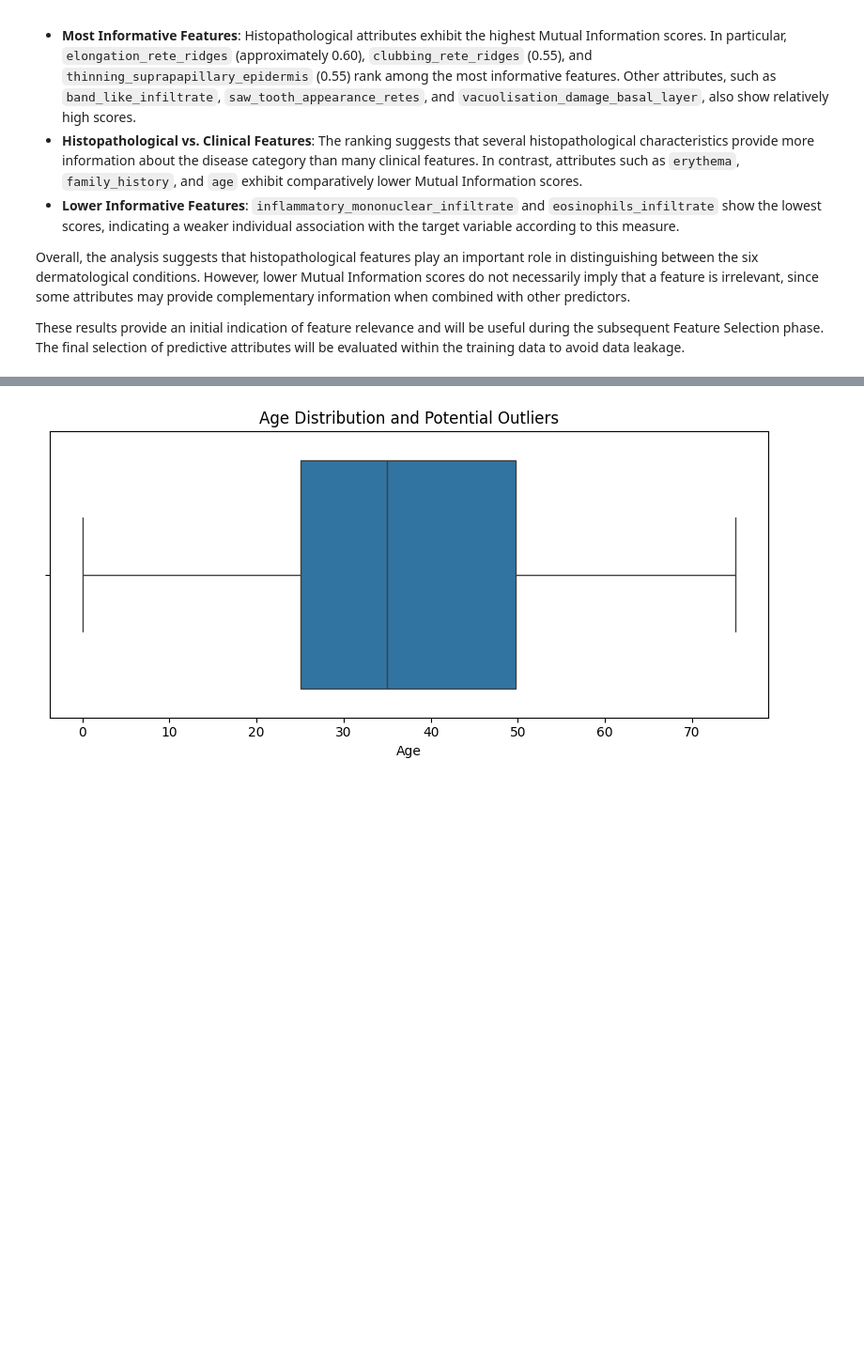
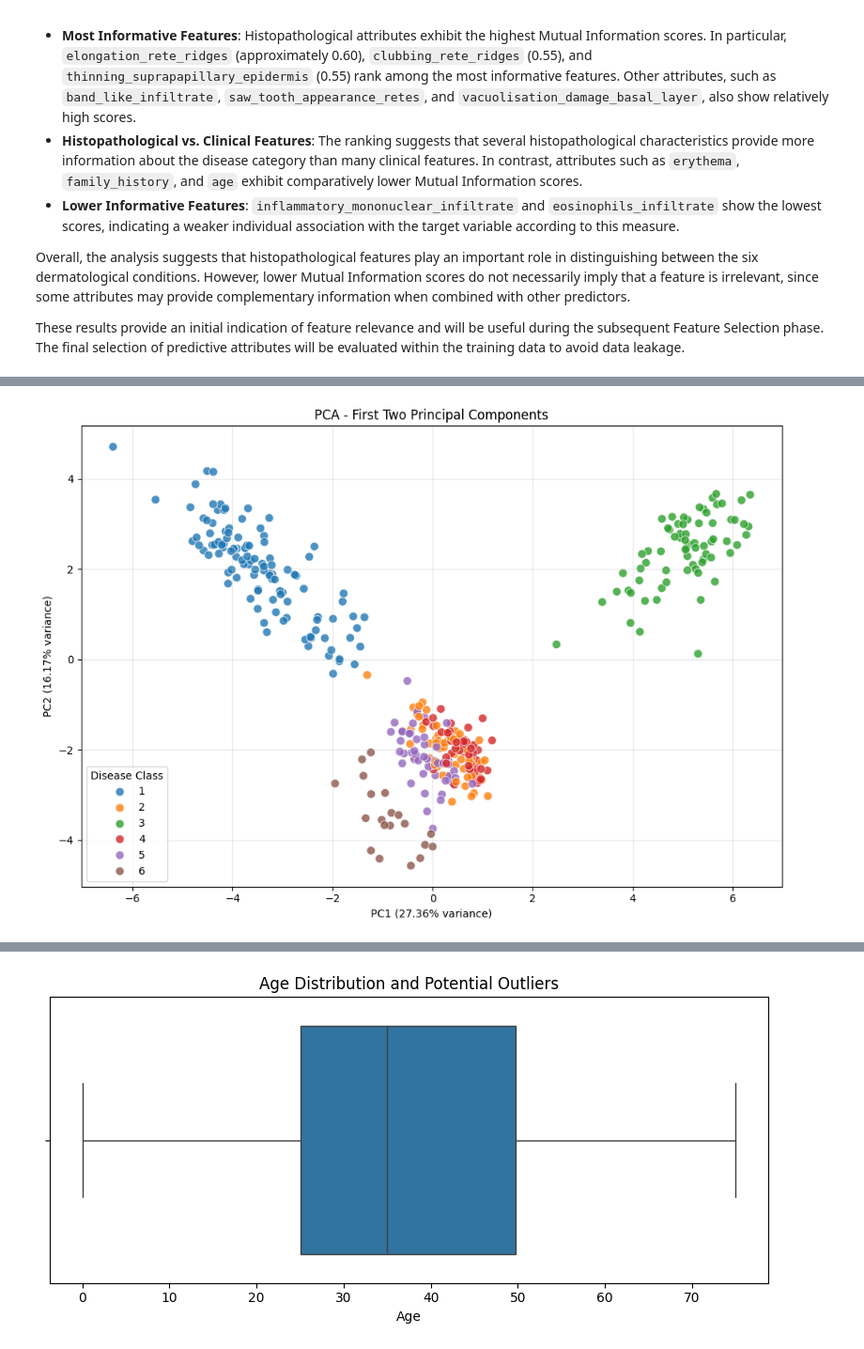
Before and after one commit to lolloantonioli/dermatology-disease-classification, a Jupyter notebook: dermatology_disease_classification.ipynb, the cells around one changed output, grey strips where cells are left out. Shown at 94% size. Drawn from its saved outputs; the diff is of its cells as text; code cells hidden in the pictures; blank space fills up the shorter version.

```diff
--- a/dermatology_disease_classification.ipynb
+++ b/dermatology_disease_classification.ipynb
@@ -654,0 +742,22 @@ These results provide an initial indication of feature relevance and will be use
+# %%
+# Plot first two principal components
+plt.figure(figsize=(10, 7))
+
+sns.scatterplot(
+    x=X_pca[:, 0],
+    y=X_pca[:, 1],
+    hue=y,
+    palette='tab10',
+    s=65,
+    alpha=0.8
+)
+
+plt.xlabel(f'PC1 ({explained_variance[0]:.2%} variance)')
+plt.ylabel(f'PC2 ({explained_variance[1]:.2%} variance)')
+plt.title('PCA - First Two Principal Components')
+plt.legend(title='Disease Class')
+plt.grid(alpha=0.3)
+plt.tight_layout()
+plt.show()
+# %% [output]
+[figure, added]
```
Also changed, not shown: parts of 11 cells of this notebook.
